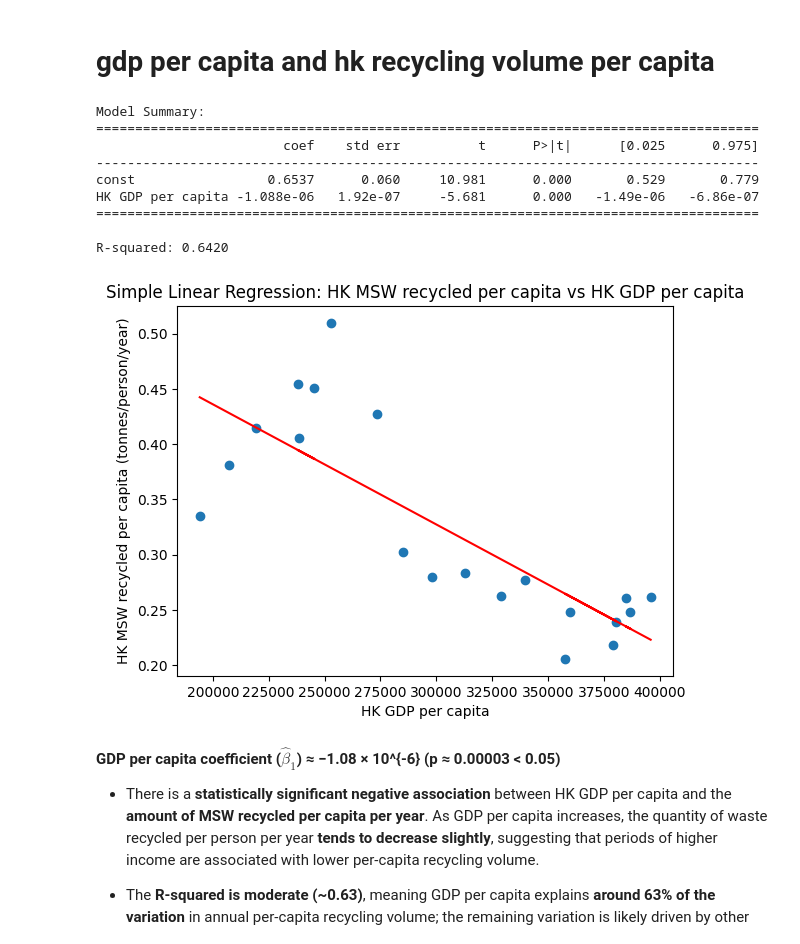
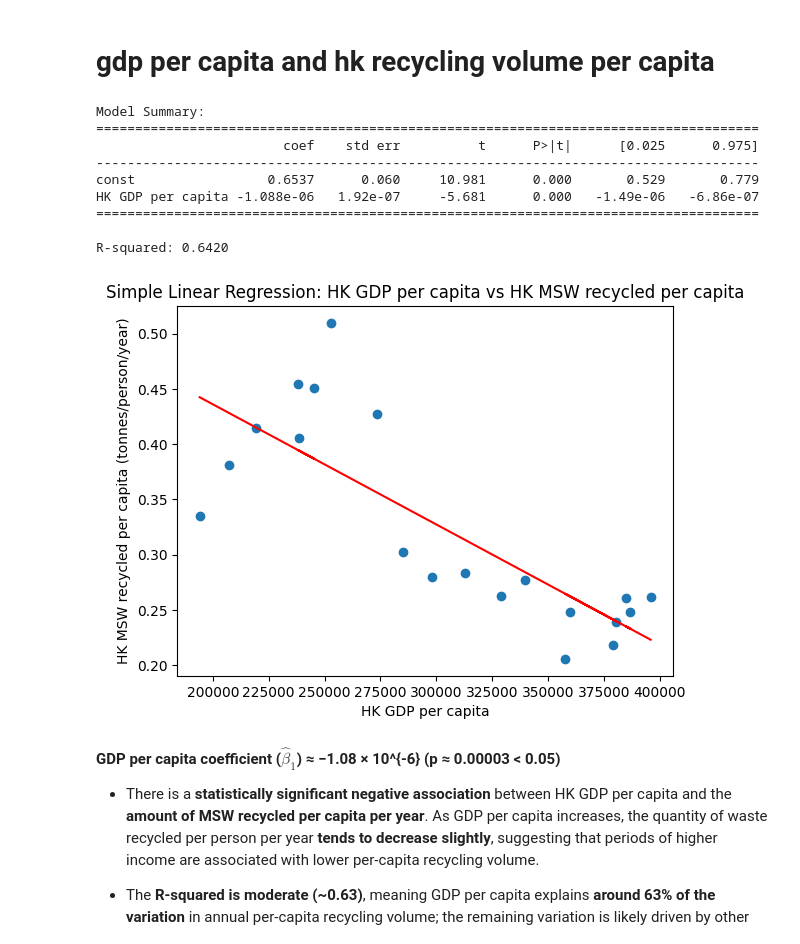
Before and after one commit to Tony0824X/Green-Community_DataAnalysis, a Jupyter notebook: Green@Community_DataAnalysis/Regression/1.10 gdp per capita and hk recycling volume per capita.ipynb, the cells around one changed output. Cells and saved outputs as stored; diff of their text form; code cells hidden in the pictures.

```diff
--- a/Green@Community_DataAnalysis/Regression/1.10 gdp per capita and hk recycling volume per capita.ipynb
+++ b/Green@Community_DataAnalysis/Regression/1.10 gdp per capita and hk recycling volume per capita.ipynb
@@ -46,35 +46,35 @@ lin_reg2 = LinearRegression()
 lin_reg2.fit(X2, y)
 
 # Fit model using statsmodels for statistical tests
 X2_sm = sm.add_constant(X2)  # Add constant term for intercept
 model = sm.OLS(y, X2_sm)
 results = model.fit()
 
 # Predictions for plotting
 y_pred2 = lin_reg2.predict(X2)
 
 print("Model Summary:")
 print(results.summary().tables[1])  # Print coefficient statistics
 print(f"\nR-squared: {results.rsquared:.4f}")
 
 # Plot
 plt.scatter(X2, y)
 plt.plot(X2, y_pred2, color='red')
 plt.xlabel('HK GDP per capita')
 plt.ylabel('HK MSW recycled per capita (tonnes/person/year)')
-plt.title('Simple Linear Regression: HK MSW recycled per capita vs HK GDP per capita')
+plt.title('Simple Linear Regression: HK GDP per capita vs HK MSW recycled per capita')
 plt.show()
 # %% [output]
 Model Summary:
 =====================================================================================
                         coef    std err          t      P>|t|      [0.025      0.975]
 -------------------------------------------------------------------------------------
 const                 0.6537      0.060     10.981      0.000       0.529       0.779
 HK GDP per capita -1.088e-06   1.92e-07     -5.681      0.000   -1.49e-06   -6.86e-07
 =====================================================================================
 
 R-squared: 0.6420
-[figure, old version]
+[figure, new version]
 # %% [markdown]
 **GDP per capita coefficient ($\hat \beta_1$)  ≈ −1.08 × 10^{-6} (p ≈ 0.00003 < 0.05)**
 
```
